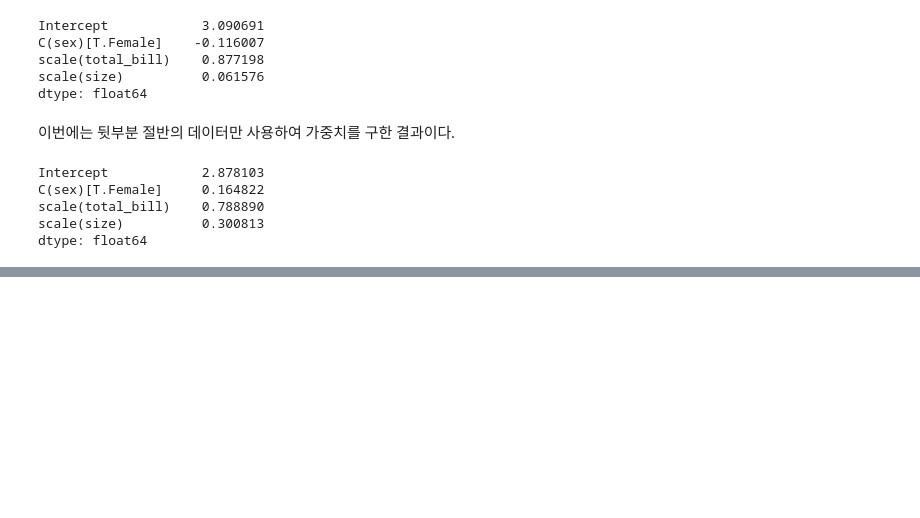
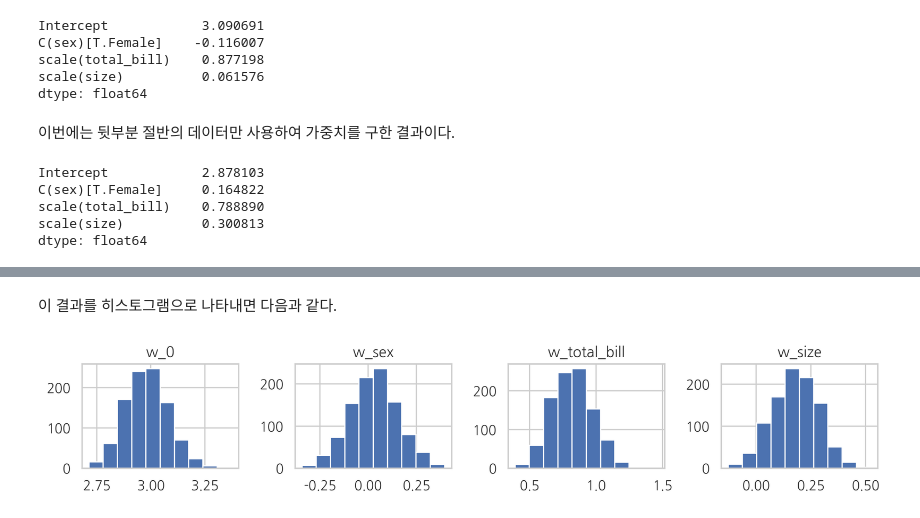
Before and after one commit to datascienceschool/book_data_analysis, a Jupyter notebook: _sources/ch03/03_05.ipynb, the cells around one changed output, grey strips where cells are left out. Saved outputs shown, nothing was run; the diff lists cells and outputs as text; code cells hidden in the pictures; blank space fills up the shorter version.

```diff
--- a/_sources/ch03/03_05.ipynb
+++ b/_sources/ch03/03_05.ipynb
@@ -38 +38,5 @@ tips2 = tips.iloc[122:]
+# %%
+import statsmodels.api as sm
+
+formula = "tip ~ scale(total_bill) + scale(size) + C(sex)"
 # %%
@@ -61,0 +74,28 @@ dtype: float64
+# %%
+%%time
+
+import numpy as np
+import pandas as pd
+
+np.random.seed(0)
+N = 1000
+params_w0 = np.zeros(N)
+params_w1 = np.zeros(N)
+params_w2 = np.zeros(N)
+params_w3 = np.zeros(N)
+for i in range(N):
+    idx = np.random.choice(len(tips), len(tips), replace=True)
+    tips_i = tips.iloc[idx]
+    result = sm.OLS.from_formula(formula, tips_i).fit()
+    params_w0[i] = result.params.iloc[0]
+    params_w1[i] = result.params.iloc[1]
+    params_w2[i] = result.params.iloc[2]
+    params_w3[i] = result.params.iloc[3]
+
+weights = pd.DataFrame({
+    "w_0": params_w0,
+    "w_sex": params_w1,
+    "w_total_bill": params_w2,
+    "w_size": params_w3,
+})
+weights
@@ -61,0 +118,8 @@ dtype: float64
+# %% [markdown]
+이 결과를 히스토그램으로 나타내면 다음과 같다.
+# %%
+weights.hist(figsize=(10, 2), layout=(1, 4))
+plt.tight_layout()
+plt.show()
+# %% [output]
+[figure, added]
```
Also changed, not shown: parts of 10 cells of this notebook, 3 other files.
